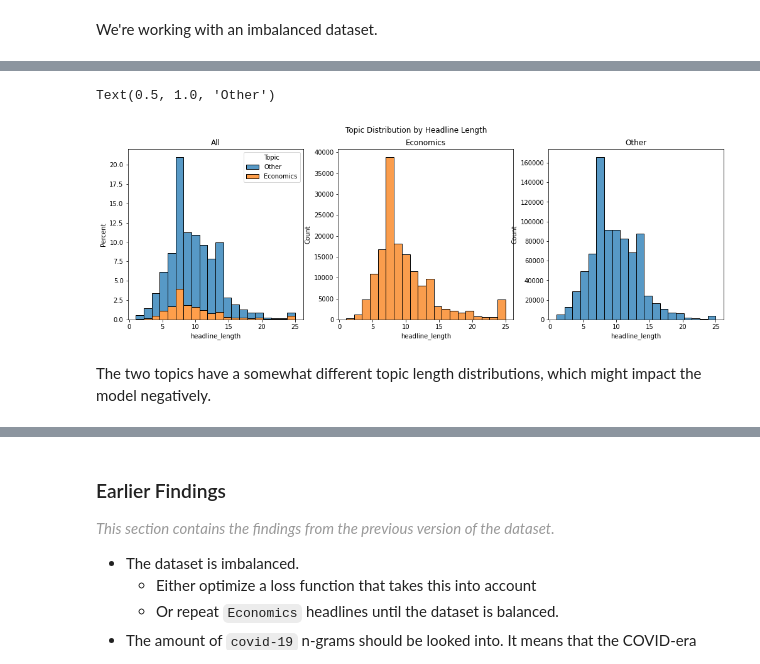
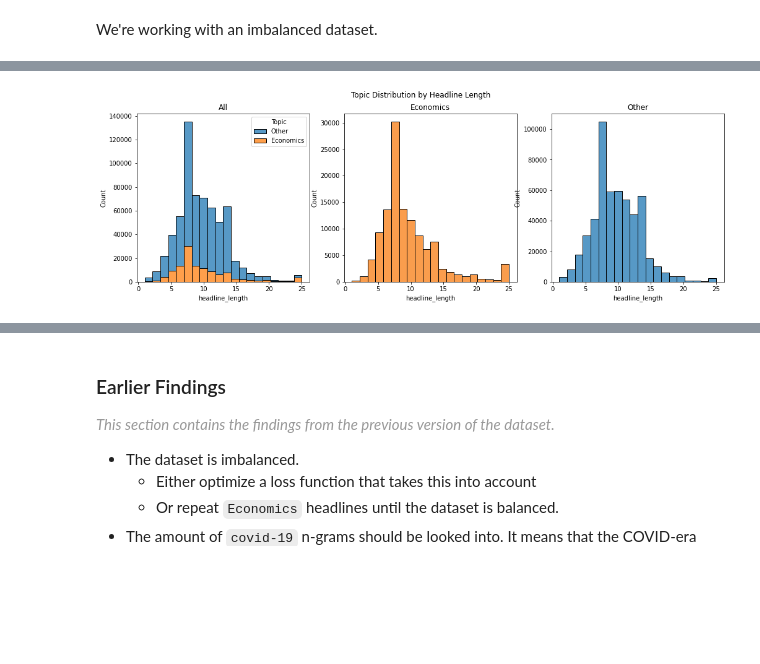
Before and after one commit to hakonmh/distilnews, a Jupyter notebook: src/topic-notebooks/data_exploration.ipynb, the cells around one changed output, grey strips where cells are left out. Saved outputs shown, nothing was run; the diff lists cells and outputs as text; code cells hidden in the pictures; blank space fills up the shorter version.

```diff
--- a/src/topic-notebooks/data_exploration.ipynb
+++ b/src/topic-notebooks/data_exploration.ipynb
@@ -86,27 +189,25 @@ memory usage: 14.9+ MB
 # %%
 train['Headlines'] = train['Headlines'].astype(str)
 train['headline_length'] = train['Headlines'].apply(lambda x: min(len(x.split()), 25))
 
 fig, axes = plt.subplots(ncols=3, figsize=(17, 5))
-sns.histplot(data=train, x='headline_length', hue='Topic', multiple='stack', stat='percent',
+sns.histplot(data=train, x='headline_length', hue='Topic', multiple='stack',
              bins=20, ax=axes[0])
 economics = train[train['Topic'] == 'Economics']
 other = train[train['Topic'] != 'Economics']
 
 sns.histplot(data=economics, x='headline_length', color='#f97d11', multiple='stack',
              bins=20, ax=axes[1])
 sns.histplot(data=other, x='headline_length', multiple='stack',
              bins=20, ax=axes[2])
 
 fig.suptitle('Topic Distribution by Headline Length')
 axes[0].set_title('All')
 axes[1].set_title('Economics')
 axes[2].set_title('Other')
+plt.show()
 # %% [output]
-Text(0.5, 1.0, 'Other')
-[figure, old version]
+[figure, new version]
-# %% [markdown]
-The two topics have a somewhat different topic length distributions, which might impact the model negatively.
 # %%
 from sklearn.feature_extraction.text import CountVectorizer
 
```
Also changed, not shown: parts of 21 cells of this notebook, 2 other files.
